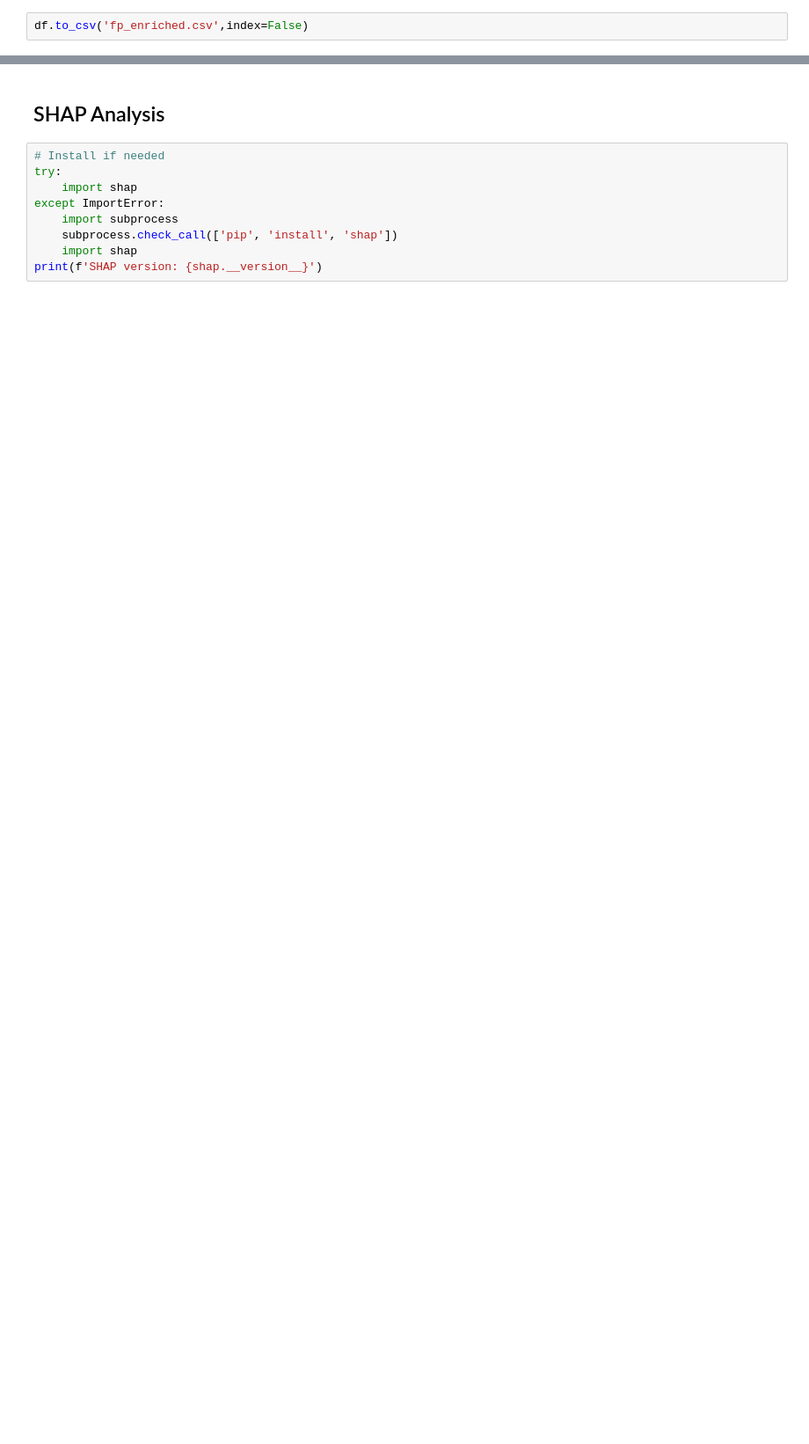
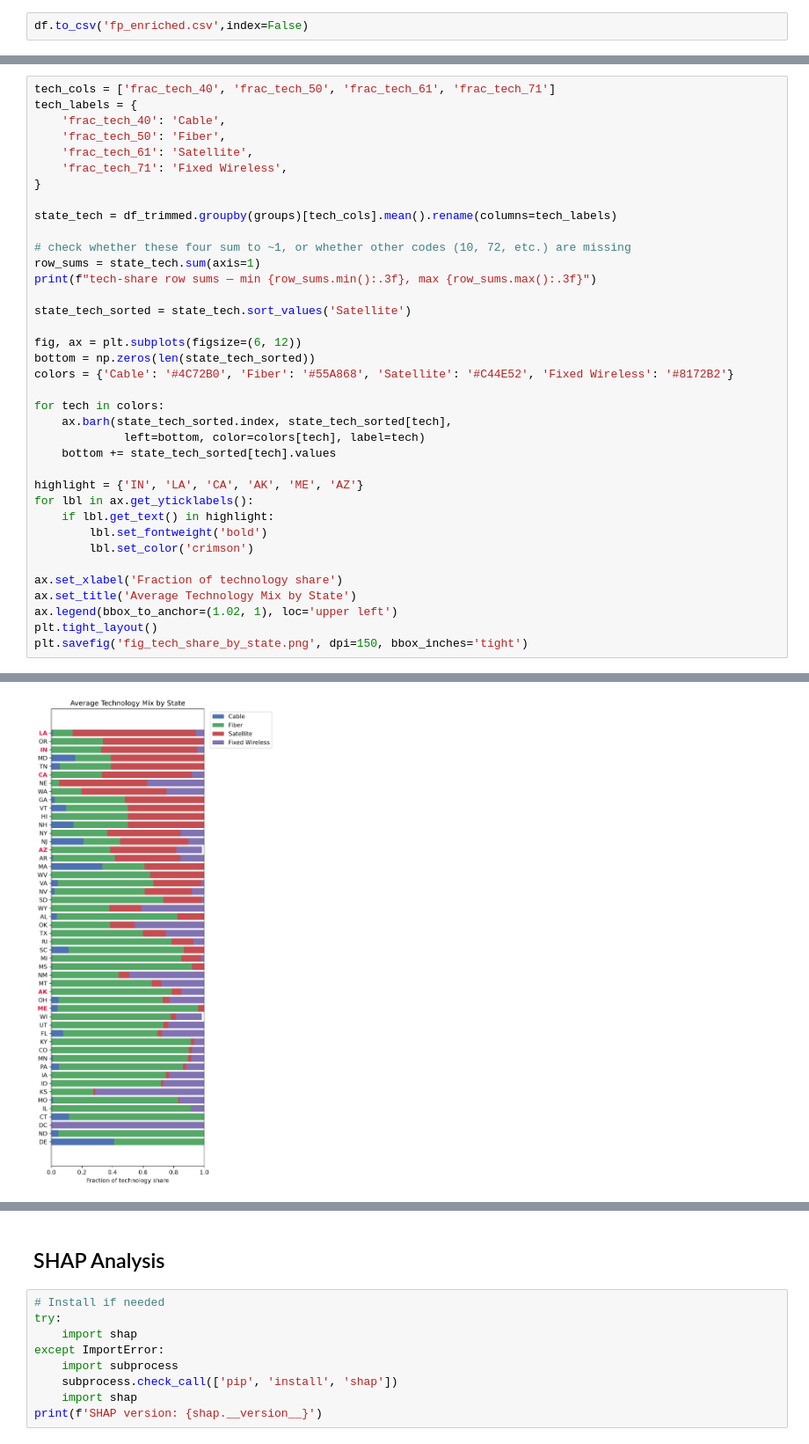
Before and after one commit to yusunnyf/bead_funding_predictor, a Jupyter notebook: random_forest/bead_rf_integrated.ipynb, the cells around one changed output, grey strips where cells are left out. Shown at 88% size. Saved outputs shown, nothing was run; the diff lists cells and outputs as text; blank space fills up the shorter version.

```diff
--- a/random_forest/bead_rf_integrated.ipynb
+++ b/random_forest/bead_rf_integrated.ipynb
@@ -869,0 +1191,38 @@ df.to_csv('fp_enriched.csv',index=False)
+# %%
+tech_cols = ['frac_tech_40', 'frac_tech_50', 'frac_tech_61', 'frac_tech_71']
+tech_labels = {
+    'frac_tech_40': 'Cable',
+    'frac_tech_50': 'Fiber',
+    'frac_tech_61': 'Satellite',
+    'frac_tech_71': 'Fixed Wireless',
+}
+
+state_tech = df_trimmed.groupby(groups)[tech_cols].mean().rename(columns=tech_labels)
+
+# check whether these four sum to ~1, or whether other codes (10, 72, etc.) are missing
+row_sums = state_tech.sum(axis=1)
+print(f"tech-share row sums — min {row_sums.min():.3f}, max {row_sums.max():.3f}")
+
+state_tech_sorted = state_tech.sort_values('Satellite')
+
+fig, ax = plt.subplots(figsize=(6, 12))
+bottom = np.zeros(len(state_tech_sorted))
+colors = {'Cable': '#4C72B0', 'Fiber': '#55A868', 'Satellite': '#C44E52', 'Fixed Wireless': '#8172B2'}
+
+for tech in colors:
+    ax.barh(state_tech_sorted.index, state_tech_sorted[tech],
+             left=bottom, color=colors[tech], label=tech)
+    bottom += state_tech_sorted[tech].values
+
+highlight = {'IN', 'LA', 'CA', 'AK', 'ME', 'AZ'}
+for lbl in ax.get_yticklabels():
+    if lbl.get_text() in highlight:
+        lbl.set_fontweight('bold')
+        lbl.set_color('crimson')
+
+ax.set_xlabel('Fraction of technology share')
+ax.set_title('Average Technology Mix by State')
+ax.legend(bbox_to_anchor=(1.02, 1), loc='upper left')
+plt.tight_layout()
+plt.savefig('fig_tech_share_by_state.png', dpi=150, bbox_inches='tight')
+# %% [output]
@@ -869,0 +1230 @@ df.to_csv('fp_enriched.csv',index=False)
+[figure, added]
```
Also changed, not shown: parts of 55 cells of this notebook, 1 other file.
